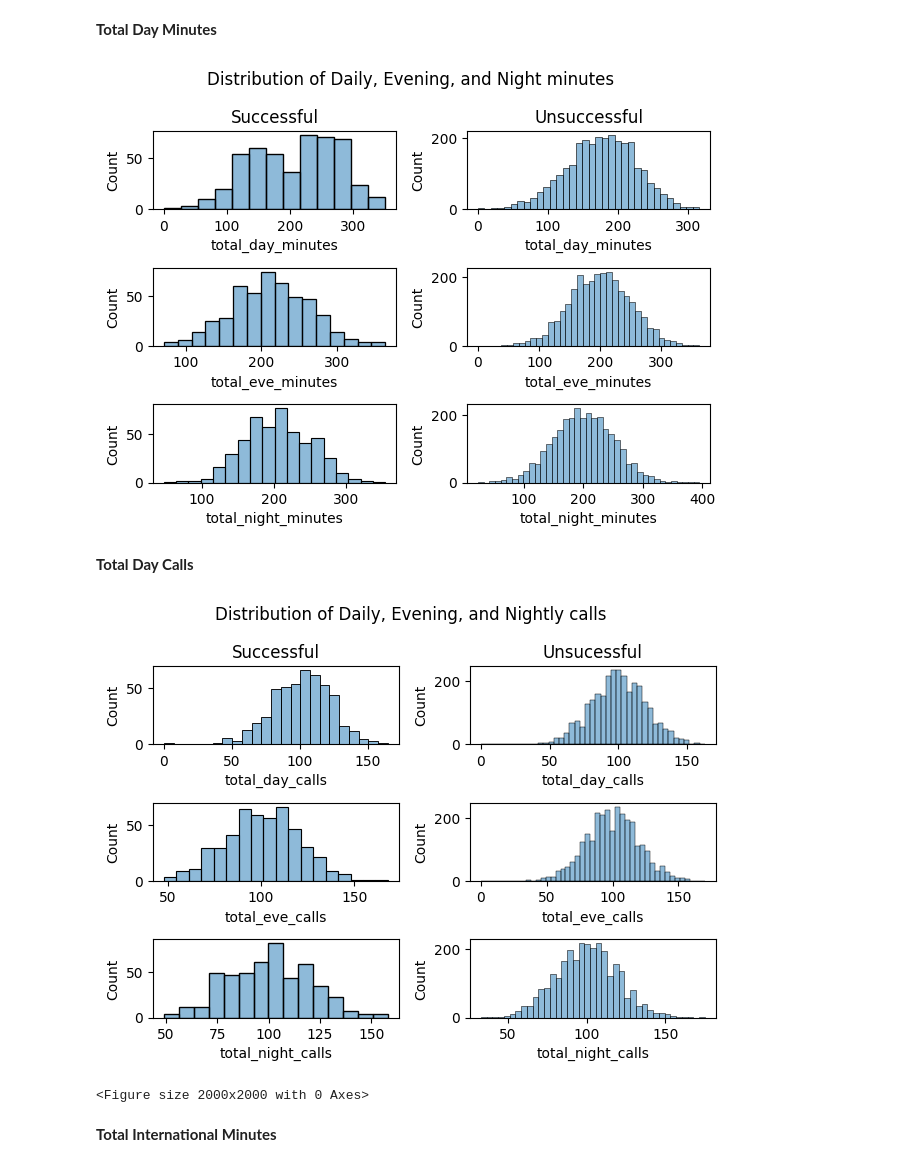
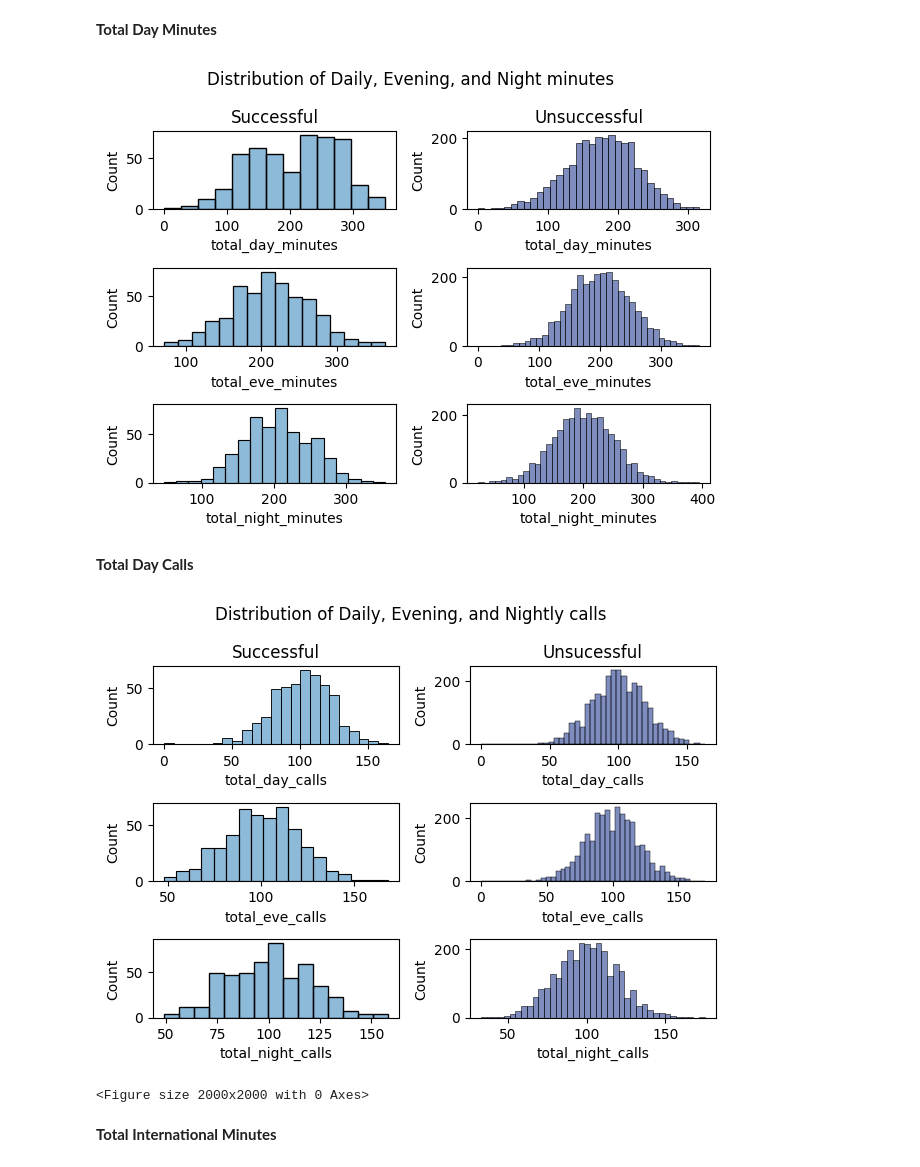
Before and after one commit to l-vice/Python, a Jupyter notebook: Introduction to Machine Learning with Python/02 - Supervised Learning/02pr_multi_telchurn.ipynb, the cells around one changed output. Drawn from its saved outputs; the diff is of its cells as text; code cells hidden in the pictures.

```diff
--- a/Introduction to Machine Learning with Python/02 - Supervised Learning/02pr_multi_telchurn.ipynb
+++ b/Introduction to Machine Learning with Python/02 - Supervised Learning/02pr_multi_telchurn.ipynb
@@ -123,21 +140,21 @@ churn_false = tel[tel['churn'] == False]
 # %%
 fig, axes = plt.subplots(nrows=3, ncols=2)
 fig.suptitle(t="Distribution of Daily, Evening, and Night minutes")
 
 axes[0, 0].set_title("Successful")
 sns.histplot(data=churn_true, x=churn_true['total_day_minutes'],hue=churn_true['churn'], ax=axes[0, 0], legend=False)
 sns.histplot(data=churn_true, x=churn_true['total_eve_minutes'], hue=churn_true['churn'], ax=axes[1, 0], legend=False)
 sns.histplot(data=churn_true, x=churn_true['total_night_minutes'],hue=churn_true['churn'],ax=axes[2, 0], legend=False)
 
 axes[0, 1].set_title("Unsuccessful")
-sns.histplot(data=churn_false, x=churn_false['total_day_minutes'],hue=churn_false['churn'], ax=axes[0, 1], legend=False)
-sns.histplot(data=churn_false, x=churn_false['total_eve_minutes'], hue=churn_false['churn'], ax=axes[1, 1], legend=False)
-sns.histplot(data=churn_false, x=churn_false['total_night_minutes'],hue=churn_false['churn'],ax=axes[2, 1], legend=False)
+sns.histplot(data=churn_false, x=churn_false['total_day_minutes'],hue=churn_false['churn'], ax=axes[0, 1], legend=False, palette='dark')
+sns.histplot(data=churn_false, x=churn_false['total_eve_minutes'], hue=churn_false['churn'], ax=axes[1, 1], legend=False, palette='dark')
+sns.histplot(data=churn_false, x=churn_false['total_night_minutes'],hue=churn_false['churn'],ax=axes[2, 1], legend=False, palette='dark')
 
 fig.tight_layout()
 plt.show()
 # %% [output]
-[figure, old version]
+[figure, new version]
 # %% [markdown]
 **Total Day Calls**
 # %%
@@ -151,14 +168,14 @@ sns.histplot(data=churn_true, x=churn_true['total_eve_calls'], hue=churn_true['c
 sns.histplot(data=churn_true,x=churn_true['total_night_calls'],hue=churn_true['churn'],ax=axes[2, 0], legend=False)
 ###
 axes[0, 1].set_title("Unsucessful")
-sns.histplot(data=churn_false, x=churn_false['total_day_calls'],hue=churn_false['churn'],ax=axes[0, 1],legend=False)
-sns.histplot(data=churn_false, x=churn_false['total_eve_calls'],hue=churn_false['churn'],ax=axes[1, 1], legend=False)
-sns.histplot(data=churn_false, x=churn_false['total_night_calls'],hue=churn_false['churn'],ax=axes[2, 1],legend=False)
+sns.histplot(data=churn_false, x=churn_false['total_day_calls'],hue=churn_false['churn'],ax=axes[0, 1],legend=False, palette='dark')
+sns.histplot(data=churn_false, x=churn_false['total_eve_calls'],hue=churn_false['churn'],ax=axes[1, 1], legend=False, palette='dark')
+sns.histplot(data=churn_false, x=churn_false['total_night_calls'],hue=churn_false['churn'],ax=axes[2, 1],legend=False, palette='dark')
 
 fig.tight_layout()
 plt.show()
 # %% [output]
-[figure, old version]
+[figure, new version]
 <Figure size 2000x2000 with 0 Axes>
 # %% [markdown]
 **Total International Minutes**
```
Also changed, not shown: parts of 58 cells of this notebook.
